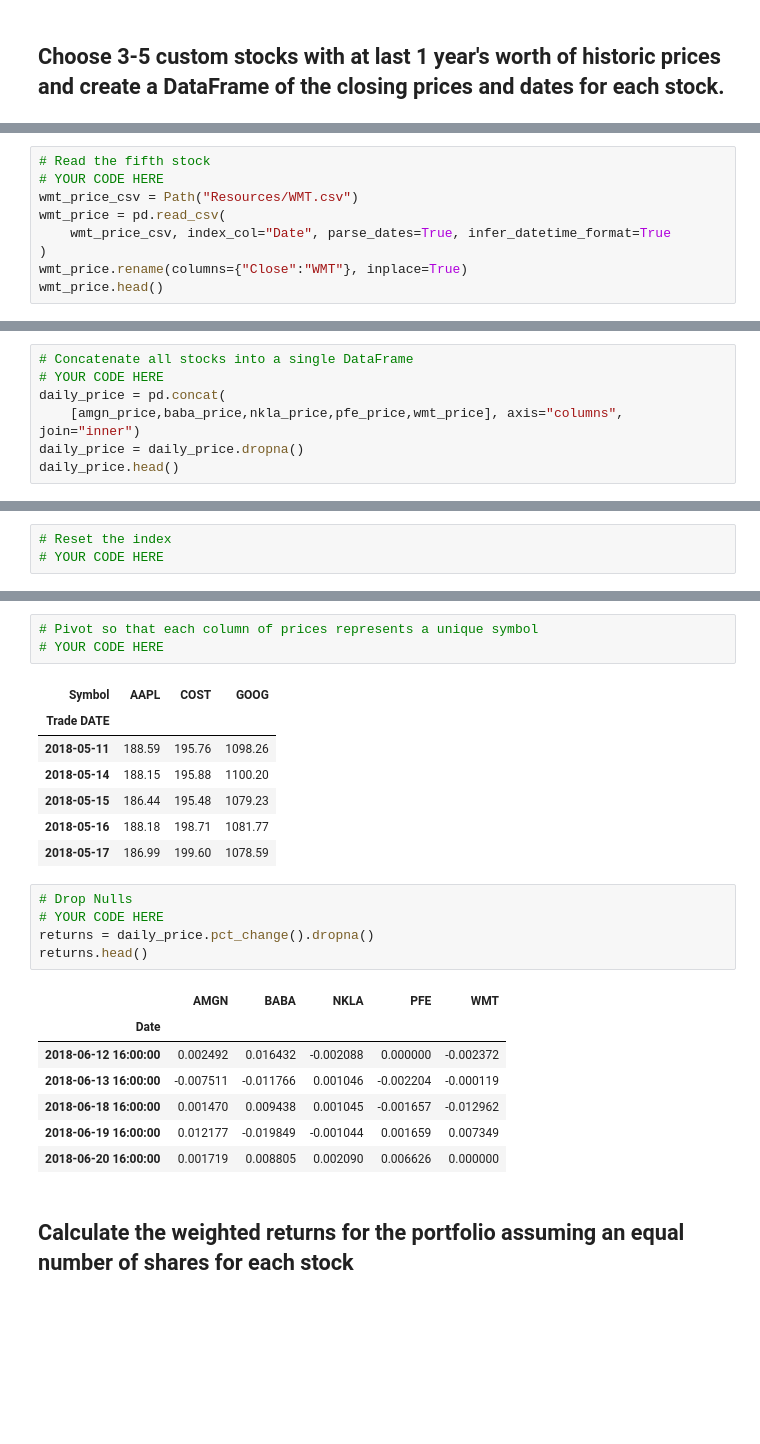
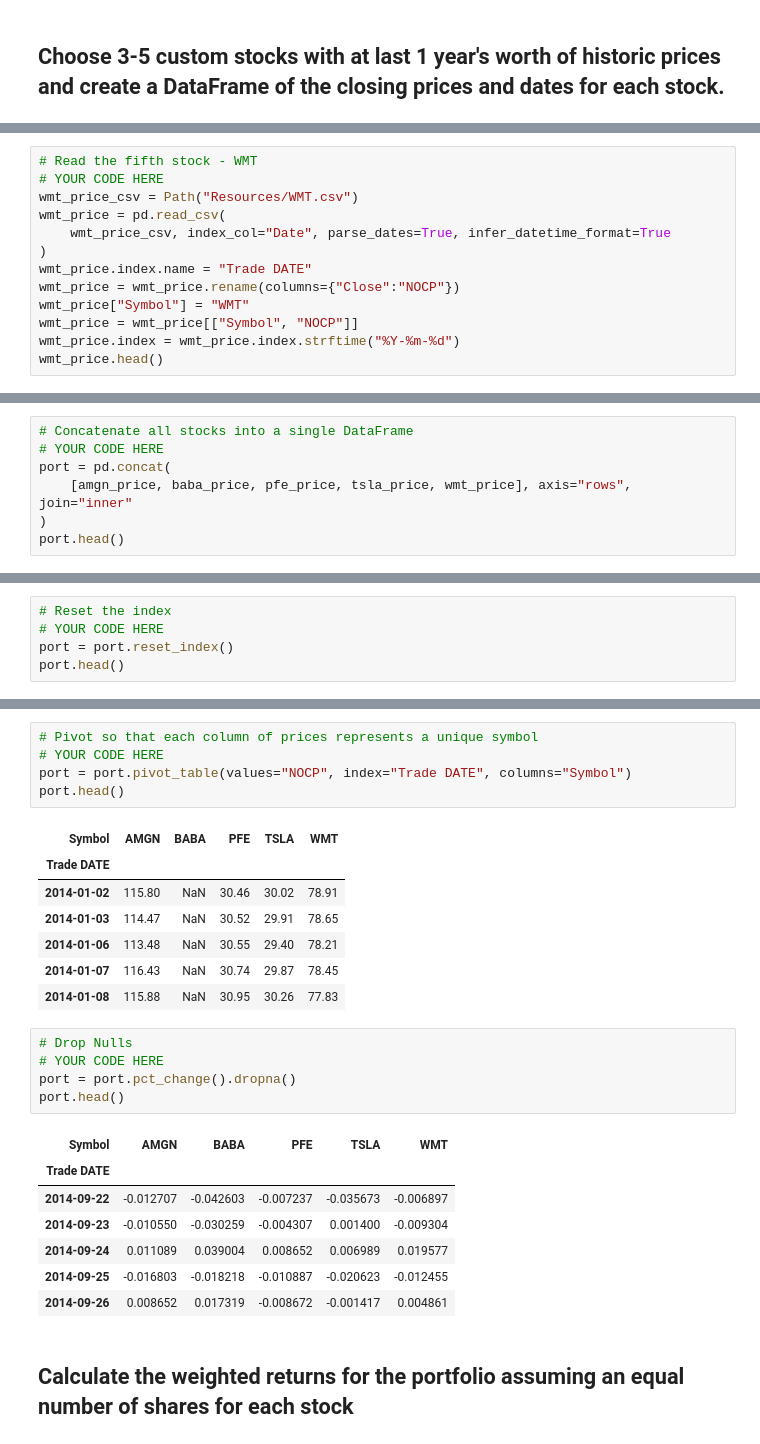
Before and after one commit to tsanpitak/UCB_FinTech, a Jupyter notebook: Projects/04-Pandas/Instructions/Starter_Code/whale_analysis_TS.ipynb, the cells around one changed output, grey strips where cells are left out. Cells and saved outputs as stored; diff of their text form; blank space fills up the shorter version.

```diff
--- a/Projects/04-Pandas/Instructions/Starter_Code/whale_analysis_TS.ipynb
+++ b/Projects/04-Pandas/Instructions/Starter_Code/whale_analysis_TS.ipynb
@@ -451,10 +467,14 @@ pfe_price.head()
 # %%
-# Read the fifth stock
+# Read the fifth stock - WMT
 # YOUR CODE HERE
 wmt_price_csv = Path("Resources/WMT.csv")
 wmt_price = pd.read_csv(
     wmt_price_csv, index_col="Date", parse_dates=True, infer_datetime_format=True
 )
-wmt_price.rename(columns={"Close":"WMT"}, inplace=True)
+wmt_price.index.name = "Trade DATE"
+wmt_price = wmt_price.rename(columns={"Close":"NOCP"})
+wmt_price["Symbol"] = "WMT"
+wmt_price = wmt_price[["Symbol", "NOCP"]]
+wmt_price.index = wmt_price.index.strftime("%Y-%m-%d")
 wmt_price.head()
 # %% [output]
@@ -468,8 +488,8 @@ wmt_price.head()
 # %%
 # Concatenate all stocks into a single DataFrame
 # YOUR CODE HERE
-daily_price = pd.concat(
-    [amgn_price,baba_price,nkla_price,pfe_price,wmt_price], axis="columns", join="inner")
-daily_price = daily_price.dropna()
-daily_price.head()
+port = pd.concat(
+    [amgn_price, baba_price, pfe_price, tsla_price, wmt_price], axis="rows", join="inner"
+)
+port.head()
 # %% [output]
@@ -483,5 +503,7 @@ daily_price.head()
 # %%
 # Reset the index
 # YOUR CODE HERE
+port = port.reset_index()
+port.head()
 # %% [output]
 |  | Trade DATE | Symbol | NOCP |
@@ -493,27 +515,29 @@ daily_price.head()
 # %%
 # Pivot so that each column of prices represents a unique symbol
 # YOUR CODE HERE
+port = port.pivot_table(values="NOCP", index="Trade DATE", columns="Symbol")
+port.head()
 # %% [output]
-| Symbol | AAPL | COST | GOOG |
-| Trade DATE |  |  |  |
-| 2018-05-11 | 188.59 | 195.76 | 1098.26 |
-| 2018-05-14 | 188.15 | 195.88 | 1100.20 |
-| 2018-05-15 | 186.44 | 195.48 | 1079.23 |
-| 2018-05-16 | 188.18 | 198.71 | 1081.77 |
-| 2018-05-17 | 186.99 | 199.60 | 1078.59 |
+| Symbol | AMGN | BABA | PFE | TSLA | WMT |
+| Trade DATE |  |  |  |  |  |
+| 2014-01-02 | 115.80 | NaN | 30.46 | 30.02 | 78.91 |
+| 2014-01-03 | 114.47 | NaN | 30.52 | 29.91 | 78.65 |
+| 2014-01-06 | 113.48 | NaN | 30.55 | 29.40 | 78.21 |
+| 2014-01-07 | 116.43 | NaN | 30.74 | 29.87 | 78.45 |
+| 2014-01-08 | 115.88 | NaN | 30.95 | 30.26 | 77.83 |
 # %%
 # Drop Nulls
 # YOUR CODE HERE
-returns = daily_price.pct_change().dropna()
-returns.head()
+port = port.pct_change().dropna()
+port.head()
 # %% [output]
-|  | AMGN | BABA | NKLA | PFE | WMT |
-| Date |  |  |  |  |  |
-| 2018-06-12 16:00:00 | 0.002492 | 0.016432 | -0.002088 | 0.000000 | -0.002372 |
-| 2018-06-13 16:00:00 | -0.007511 | -0.011766 | 0.001046 | -0.002204 | -0.000119 |
-| 2018-06-18 16:00:00 | 0.001470 | 0.009438 | 0.001045 | -0.001657 | -0.012962 |
-| 2018-06-19 16:00:00 | 0.012177 | -0.019849 | -0.001044 | 0.001659 | 0.007349 |
-| 2018-06-20 16:00:00 | 0.001719 | 0.008805 | 0.002090 | 0.006626 | 0.000000 |
+| Symbol | AMGN | BABA | PFE | TSLA | WMT |
+| Trade DATE |  |  |  |  |  |
+| 2014-09-22 | -0.012707 | -0.042603 | -0.007237 | -0.035673 | -0.006897 |
+| 2014-09-23 | -0.010550 | -0.030259 | -0.004307 | 0.001400 | -0.009304 |
+| 2014-09-24 | 0.011089 | 0.039004 | 0.008652 | 0.006989 | 0.019577 |
+| 2014-09-25 | -0.016803 | -0.018218 | -0.010887 | -0.020623 | -0.012455 |
+| 2014-09-26 | 0.008652 | 0.017319 | -0.008672 | -0.001417 | 0.004861 |
 # %% [markdown]
 ## Calculate the weighted returns for the portfolio assuming an equal number of shares for each stock
 # %%
```
Also changed, not shown: parts of 21 cells of this notebook.
